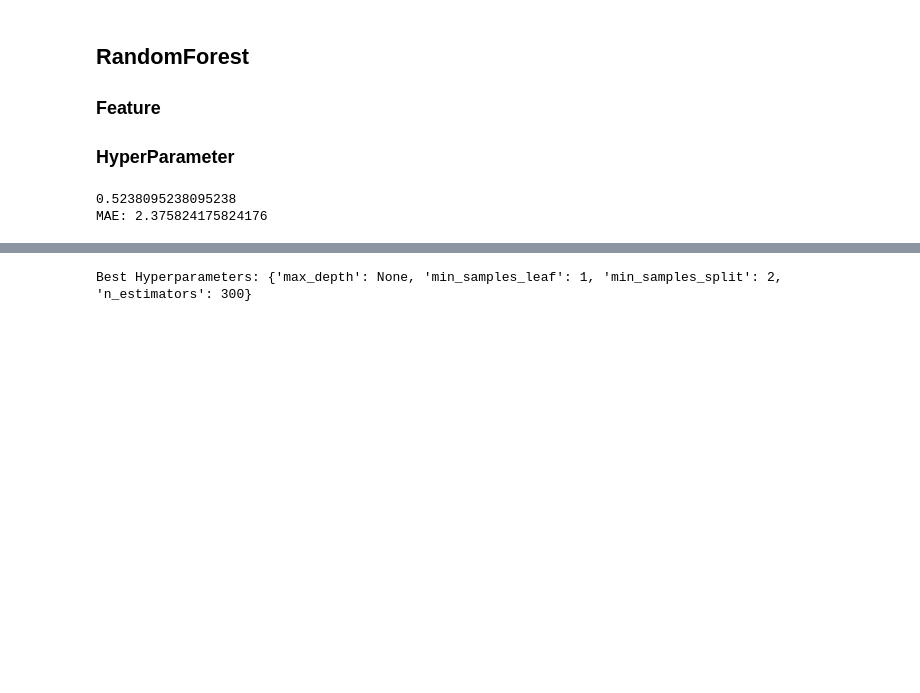
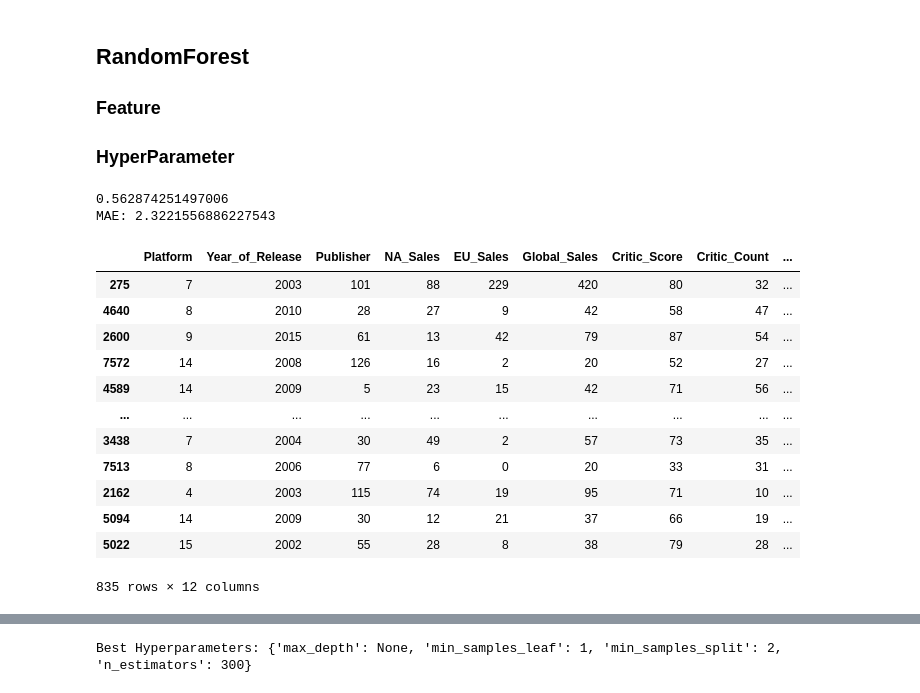
Before and after one commit to davidjoo2000/Video_Games_Sales_Classification, a Jupyter notebook: videogamessales_classificaton.ipynb, the cells around one changed output, grey strips where cells are left out. Saved outputs shown, nothing was run; the diff lists cells and outputs as text; code cells hidden in the pictures; blank space fills up the shorter version.

```diff
--- a/videogamessales_classificaton.ipynb
+++ b/videogamessales_classificaton.ipynb
@@ -30,6 +33,17 @@ print(data['Global_Sales'])
 print(data['Global_Sales'].isnull().count())
 #Kiszedjuk az ismeretlen jatekokat
 data = data[data['Global_Sales'] >= 0.2]
+data = data.drop(['Other_Sales'], axis=1)
+data = data.drop(['JP_Sales'], axis=1)
+data['Year_of_Release'] = data['Year_of_Release'].astype(int)
+data['User_Count'] = data['User_Count'].astype(int)
+data['User_Score'] = data['User_Score'].mul(10).astype(int)
+data['Critic_Count'] = data['Critic_Count'].astype(int)
+data['Critic_Score'] = data['Critic_Score'].astype(int)
+data['NA_Sales'] = data['NA_Sales'].mul(100).astype(int)
+data['EU_Sales'] = data['EU_Sales'].mul(100).astype(int)
+data['Global_Sales'] = data['Global_Sales'].mul(100).astype(int)
 
-data['Name'].count()
+print(data['NA_Sales'].max)
+data.head(10)
 # %% [output]
@@ -63,19 +126,35 @@ X_test= st_x.transform(X_test)
 ### HyperParameter
 # %%
 
-#nem lenyeges feature eltavolitas
-#X_rf = X.drop(['JP_Sales'],axis=1)
+
 X_rf = X
 X_train, X_test, y_train, y_test = train_test_split(X_rf, y, test_size=0.2, random_state=420)
 rf_classifier = RandomForestClassifier(max_depth= None, min_samples_leaf= 1, min_samples_split=2, n_estimators= 300)
 rf_classifier.fit(X_train,y=y_train)
 y_pred = rf_classifier.predict(X_test)
 
 print(accuracy_score(y_test,y_pred))
 print(f'MAE: {mean_absolute_error(y_test,y_pred)}')
+
+with open('random_forest_model.pkl', 'wb') as f:
+    pickle.dump(rf_classifier, f)
+X_test
 # %% [output]
-0.5238095238095238
-MAE: 2.375824175824176
+0.562874251497006
+MAE: 2.3221556886227543
+|  | Platform | Year_of_Release | Publisher | NA_Sales | EU_Sales | Global_Sales | Critic_Score | Critic_Count | ... |
+| 275 | 7 | 2003 | 101 | 88 | 229 | 420 | 80 | 32 | ... |
+| 4640 | 8 | 2010 | 28 | 27 | 9 | 42 | 58 | 47 | ... |
+| 2600 | 9 | 2015 | 61 | 13 | 42 | 79 | 87 | 54 | ... |
+| 7572 | 14 | 2008 | 126 | 16 | 2 | 20 | 52 | 27 | ... |
+| 4589 | 14 | 2009 | 5 | 23 | 15 | 42 | 71 | 56 | ... |
+| ... | ... | ... | ... | ... | ... | ... | ... | ... | ... |
+| 3438 | 7 | 2004 | 30 | 49 | 2 | 57 | 73 | 35 | ... |
+| 7513 | 8 | 2006 | 77 | 6 | 0 | 20 | 33 | 31 | ... |
+| 2162 | 4 | 2003 | 115 | 74 | 19 | 95 | 71 | 10 | ... |
+| 5094 | 14 | 2009 | 30 | 12 | 21 | 37 | 66 | 19 | ... |
+| 5022 | 15 | 2002 | 55 | 28 | 8 | 38 | 79 | 28 | ... |
+835 rows × 12 columns
 # %%
 
 importance_values = rf_classifier.feature_importances_
```
Also changed, not shown: parts of 21 cells of this notebook, 12 other files.
